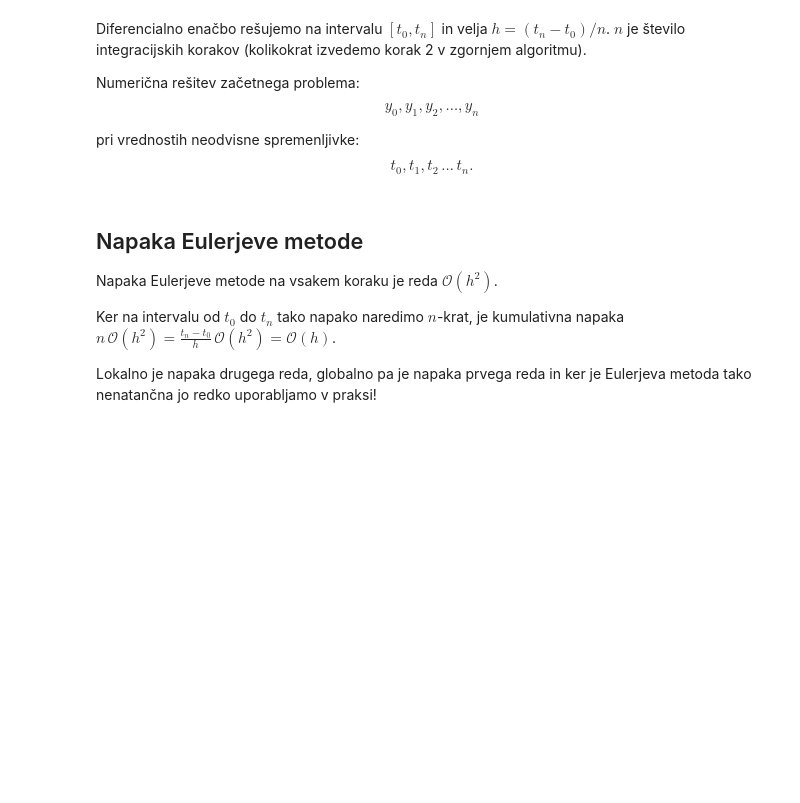
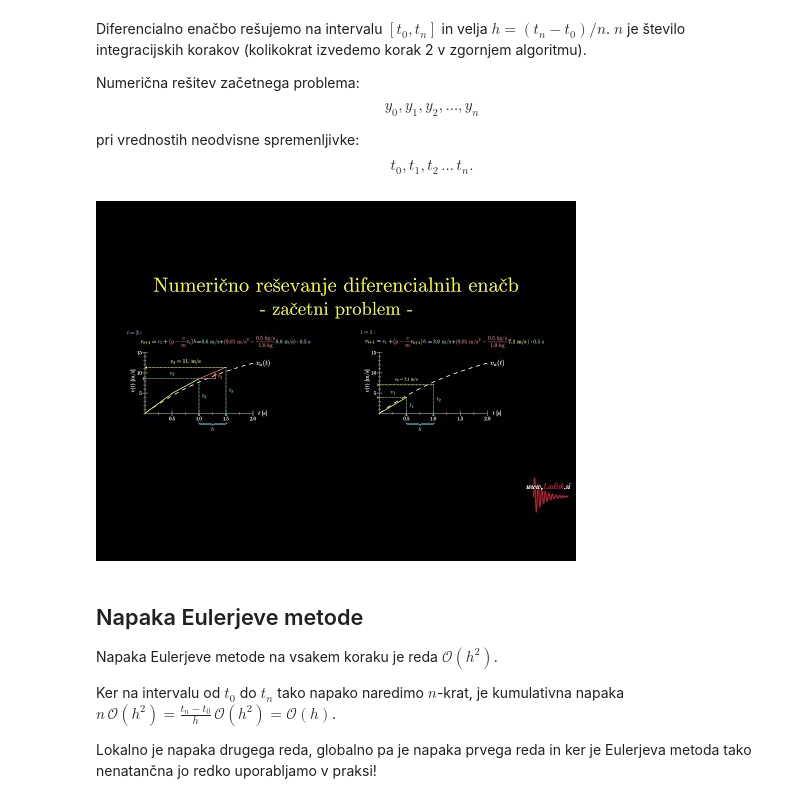
Before and after one commit to jankoslavic/pypinm.io, a Jupyter notebook: content/pages/Predavanje_12_-_Numerično_reševanje_diferencialnih_enačb_-_začetni_problem.ipynb, the cells around one changed output. Cells and saved outputs as stored; diff of their text form; code cells hidden in the pictures; blank space fills up the shorter version.

```diff
--- a/content/pages/Predavanje_12_-_Numerično_reševanje_diferencialnih_enačb_-_začetni_problem.ipynb
+++ b/content/pages/Predavanje_12_-_Numerično_reševanje_diferencialnih_enačb_-_začetni_problem.ipynb
@@ -66,6 +66,11 @@ $$y_0, y_1, y_2,\dots, y_{n}$$
 
 pri vrednostih neodvisne spremenljivke:
 $$t_0, t_1, t_2\, \dots \, t_n.$$
+# %%
+from IPython.display import YouTubeVideo
+YouTubeVideo('cfZ8v0b-R8o', width=800, height=300)
+# %% [output]
+[figure, added]
 # %% [markdown]
 ## Napaka Eulerjeve metode
 
```
Also changed, not shown: parts of 1 cell of this notebook, 26 other files.
